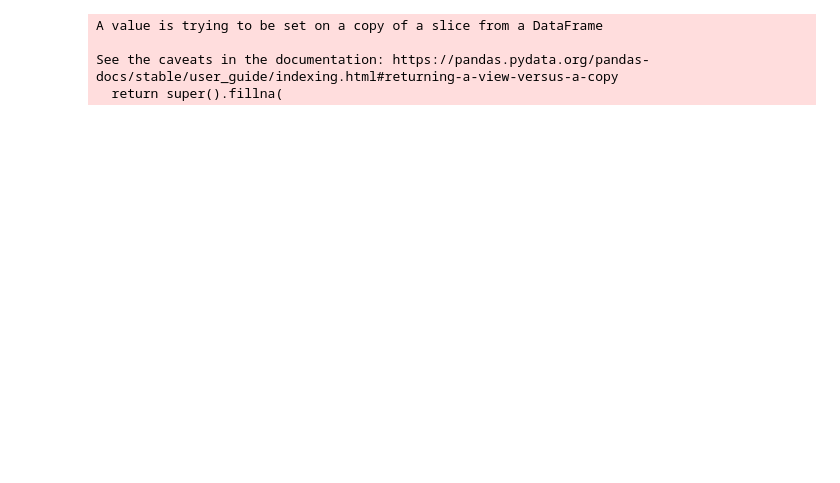
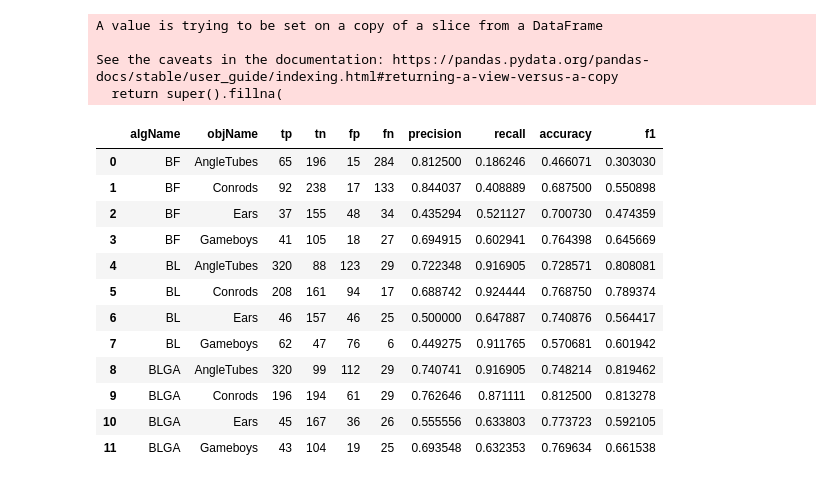
Before and after one commit to Jensbeltman/masterRepo, a Jupyter notebook: scripts/algorithm_tuner_overview.ipynb, the cells around one changed output. Saved outputs shown, nothing was run; the diff lists cells and outputs as text; code cells hidden in the pictures; blank space fills up the shorter version.

```diff
--- a/scripts/algorithm_tuner_overview.ipynb
+++ b/scripts/algorithm_tuner_overview.ipynb
@@ -2,24 +2,38 @@
 from data_processing_functions import *
 from time import time
 # %%
-objects_to_test = ["AngleTubes","Ears","Gameboys"]
+objects_to_test = ["AngleTubes","Ears","Conrods","Gameboys"]
 validation_measures = ["f1","precision","recall","accuracy"]
-csv_path = "/home/jens/masterData/AlgorithmTuner/BO_Tuned_5_5_individual-AlgorithmTunerData-data.csv"
+csv_path = "/home/jens/masterData/AlgorithmTuner/TunedParameters/LR/BLGA_II_COMP_AlgorithmTunerData-data.csv"
 df = pd.read_csv(csv_path, usecols = ["algName","objName","geName","tp","tn","fp","fn"]+validation_measures, dtype = {"algName":"category","objName":"category","geName":"category"})
 df = df[df["objName"].isin(objects_to_test)]
 df["objName"].cat.remove_unused_categories(inplace=True)
 
 df =  df.groupby(["algName","objName"]).sum().reset_index()
 df["precision"]=df["tp"]/(df["tp"]+df["fp"])
 df["recall"]=df["tp"]/(df["tp"]+df["fn"])
 df["f1"]=2*df["tp"]/(2*df["tp"]+df["fn"]+df["fp"])
 df["accuracy"]=(df["tp"]+df["tn"])/(df["tp"]+df["tn"]+df["fp"]+df["fn"])
 df[["precision","recall","f1","accuracy"]].fillna(0,inplace=True)
+df
 # %% [output]
 A value is trying to be set on a copy of a slice from a DataFrame
 
 See the caveats in the documentation: https://pandas.pydata.org/pandas-docs/stable/user_guide/indexing.html#returning-a-view-versus-a-copy
   return super().fillna(
+|  | algName | objName | tp | tn | fp | fn | precision | recall | accuracy | f1 |
+| 0 | BF | AngleTubes | 65 | 196 | 15 | 284 | 0.812500 | 0.186246 | 0.466071 | 0.303030 |
+| 1 | BF | Conrods | 92 | 238 | 17 | 133 | 0.844037 | 0.408889 | 0.687500 | 0.550898 |
+| 2 | BF | Ears | 37 | 155 | 48 | 34 | 0.435294 | 0.521127 | 0.700730 | 0.474359 |
+| 3 | BF | Gameboys | 41 | 105 | 18 | 27 | 0.694915 | 0.602941 | 0.764398 | 0.645669 |
+| 4 | BL | AngleTubes | 320 | 88 | 123 | 29 | 0.722348 | 0.916905 | 0.728571 | 0.808081 |
+| 5 | BL | Conrods | 208 | 161 | 94 | 17 | 0.688742 | 0.924444 | 0.768750 | 0.789374 |
+| 6 | BL | Ears | 46 | 157 | 46 | 25 | 0.500000 | 0.647887 | 0.740876 | 0.564417 |
+| 7 | BL | Gameboys | 62 | 47 | 76 | 6 | 0.449275 | 0.911765 | 0.570681 | 0.601942 |
+| 8 | BLGA | AngleTubes | 320 | 99 | 112 | 29 | 0.740741 | 0.916905 | 0.748214 | 0.819462 |
+| 9 | BLGA | Conrods | 196 | 194 | 61 | 29 | 0.762646 | 0.871111 | 0.812500 | 0.813278 |
+| 10 | BLGA | Ears | 45 | 167 | 36 | 26 | 0.555556 | 0.633803 | 0.773723 | 0.592105 |
+| 11 | BLGA | Gameboys | 43 | 104 | 19 | 25 | 0.693548 | 0.632353 | 0.769634 | 0.661538 |
 # %%
 
 fig,axes = plt.subplots(len(validation_measures),1,figsize=(10,len(validation_measures)*5),sharey="row")
```
Also changed, not shown: parts of 3 cells of this notebook, 28 other files.
